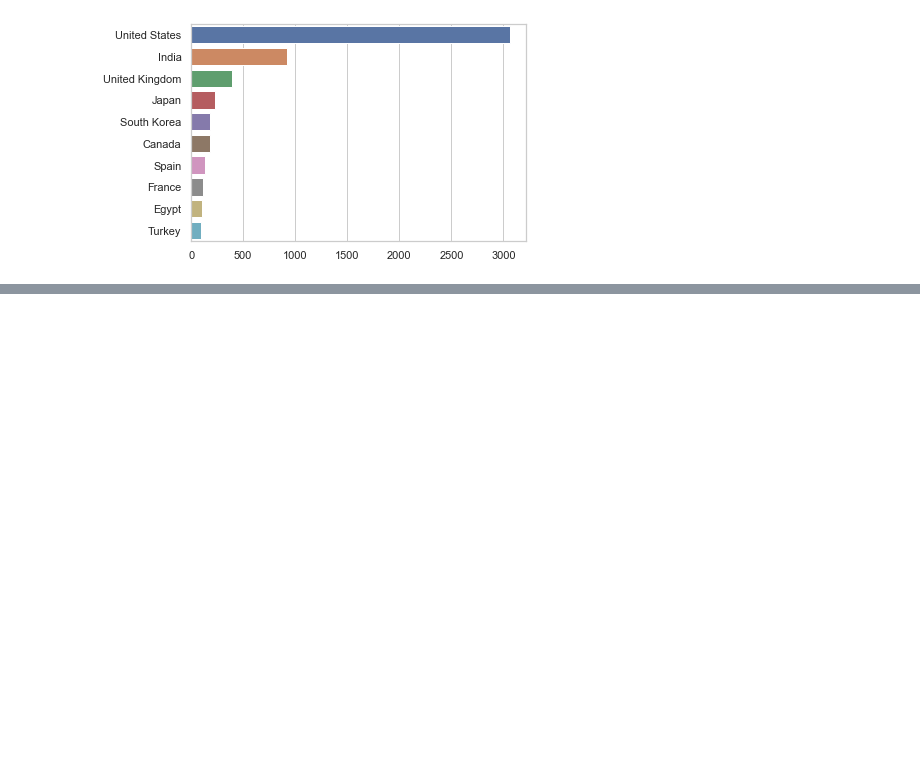
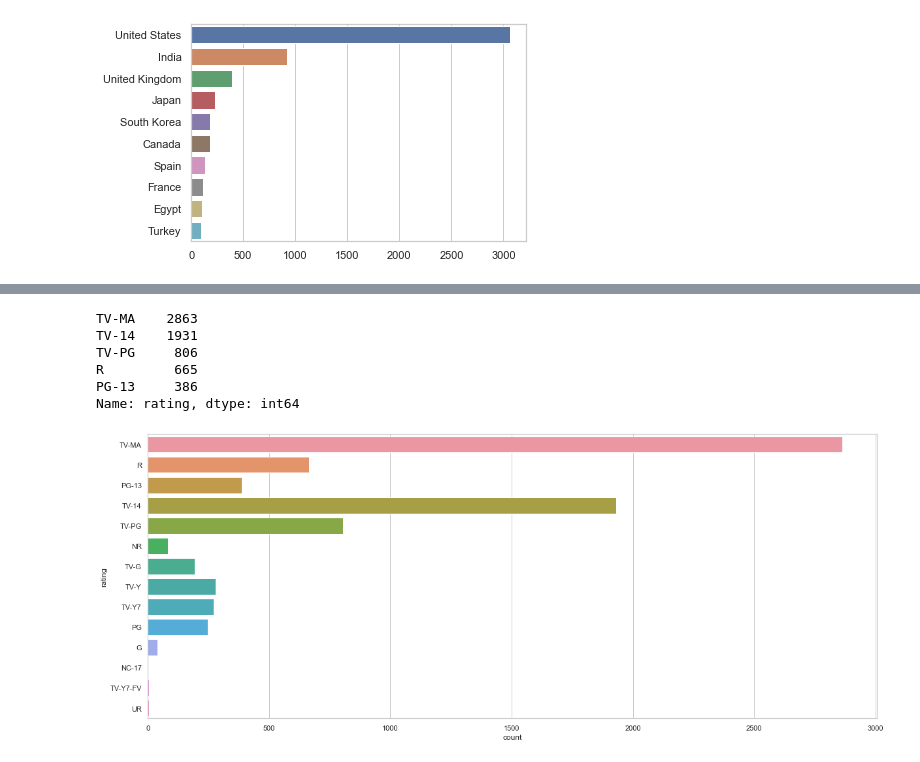
Before and after one commit to tejeshreddy/kaggle-notebooks, a Jupyter notebook: netflix-movies-tv-shows/netflix-eda.ipynb, the cells around one changed output, grey strips where cells are left out. Saved outputs shown, nothing was run; the diff lists cells and outputs as text; code cells hidden in the pictures; blank space fills up the shorter version.

```diff
--- a/netflix-movies-tv-shows/netflix-eda.ipynb
+++ b/netflix-movies-tv-shows/netflix-eda.ipynb
@@ -125,0 +136,13 @@ sns.barplot(top_10_country.values, top_10_country.index)
+# %%
+# Rating
+fig = plt.figure(figsize=(20,8))
+sns.countplot(y='rating', data=df)
+print(df['rating'].value_counts().head())
+# %% [output]
+TV-MA    2863
+TV-14    1931
+TV-PG     806
+R         665
+PG-13     386
+Name: rating, dtype: int64
+[figure, added]
```
Also changed, not shown: parts of 4 cells of this notebook.
